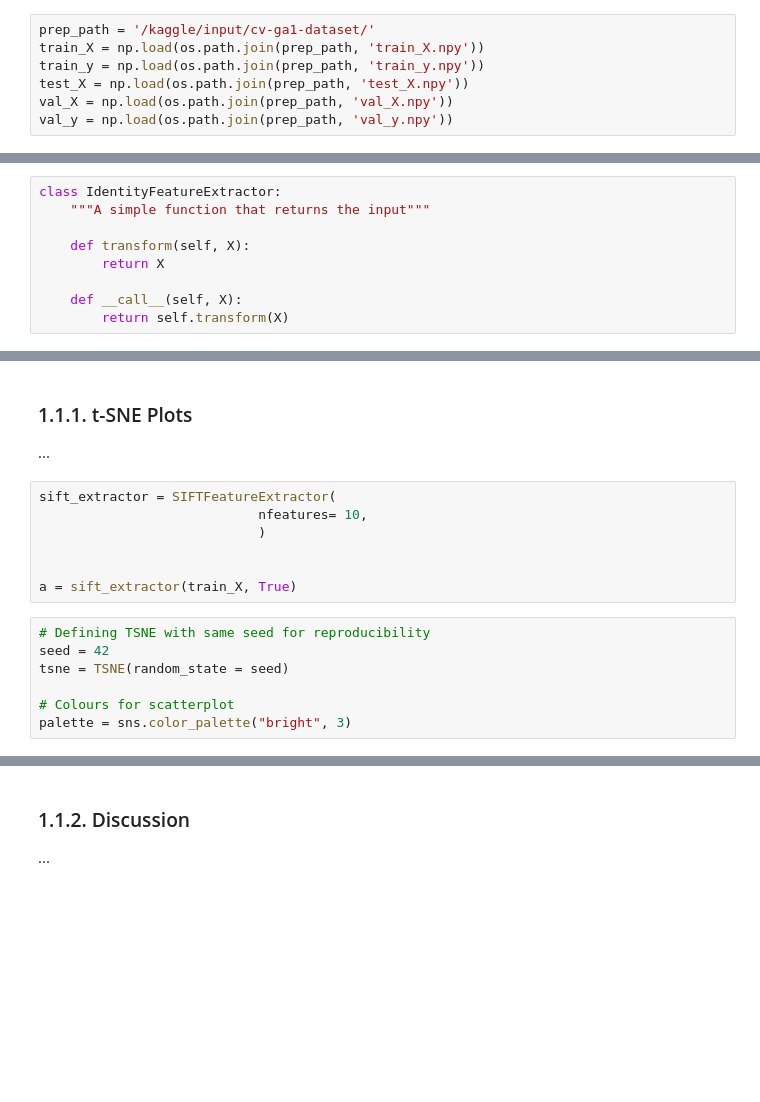
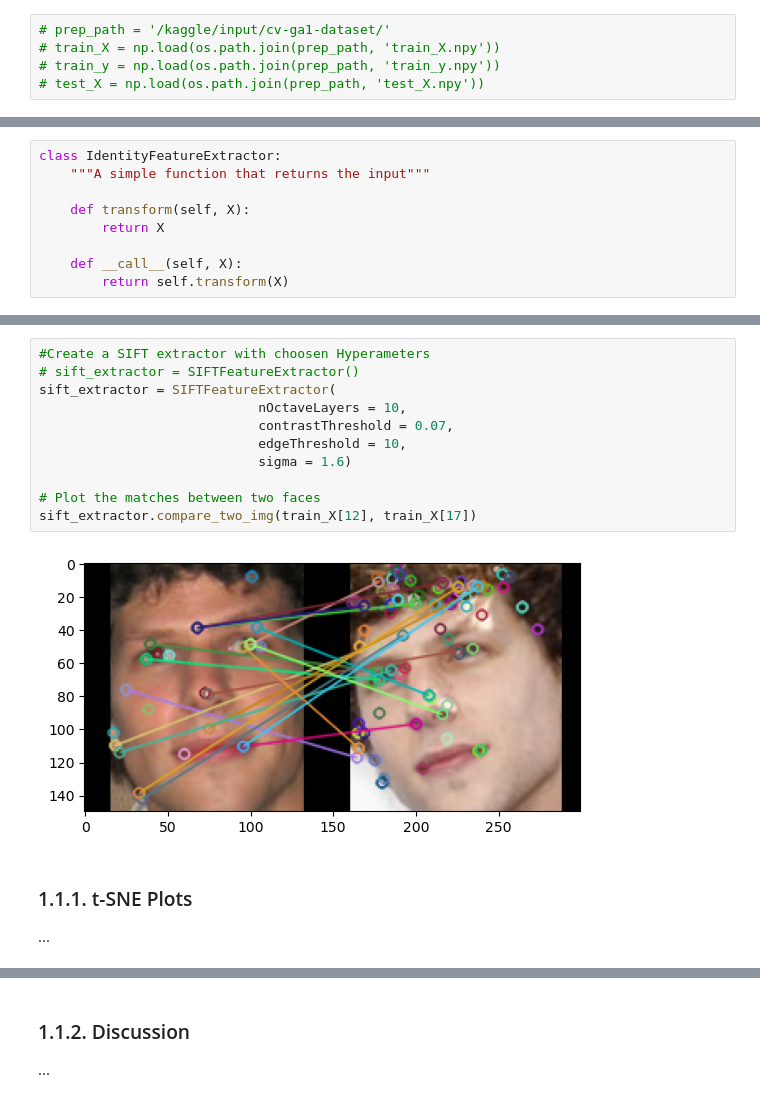
Before and after one commit to egeozanozyedek/cv_ga1, a Jupyter notebook: cv-ga1.ipynb, the cells around one changed output, grey strips where cells are left out. Cells and saved outputs as stored; diff of their text form; blank space fills up the shorter version.

Commit message:
Kaggle Notebook | cv_ga1 | Version 69

```diff
--- a/cv-ga1.ipynb
+++ b/cv-ga1.ipynb
@@ -342,10 +264,8 @@ Now we are ready to rock!
 # %%
-prep_path = '/kaggle/input/cv-ga1-dataset/'
-train_X = np.load(os.path.join(prep_path, 'train_X.npy'))
-train_y = np.load(os.path.join(prep_path, 'train_y.npy'))
-test_X = np.load(os.path.join(prep_path, 'test_X.npy'))
-val_X = np.load(os.path.join(prep_path, 'val_X.npy'))
-val_y = np.load(os.path.join(prep_path, 'val_y.npy'))
+# prep_path = '/kaggle/input/cv-ga1-dataset/'
+# train_X = np.load(os.path.join(prep_path, 'train_X.npy'))
+# train_y = np.load(os.path.join(prep_path, 'train_y.npy'))
+# test_X = np.load(os.path.join(prep_path, 'test_X.npy'))
 # %% [markdown]
 # 1. Feature Representations
 ## 1.0. Example: Identify feature extractor
@@ -430,17 +346,16 @@ class SIFTFeatureExtractor(IdentityFeatureExtractor):
+# %%
+#Create a SIFT extractor with choosen Hyperameters
+# sift_extractor = SIFTFeatureExtractor()
+sift_extractor = SIFTFeatureExtractor(
+                            nOctaveLayers = 10,
+                            contrastThreshold = 0.07,
+                            edgeThreshold = 10,
+                            sigma = 1.6)
+
+# Plot the matches between two faces
+sift_extractor.compare_two_img(train_X[12], train_X[17])
+# %% [output]
+[figure, added]
 # %% [markdown]
 ### 1.1.1. t-SNE Plots
 ...
-# %%
-sift_extractor = SIFTFeatureExtractor(
-                            nfeatures= 10,
-                            )
-
-
-a = sift_extractor(train_X, True)
-# %%
-# Defining TSNE with same seed for reproducibility
-seed = 42
-tsne = TSNE(random_state = seed)
-
-# Colours for scatterplot
-palette = sns.color_palette("bright", 3)
```
Also changed, not shown: parts of 41 cells of this notebook.
